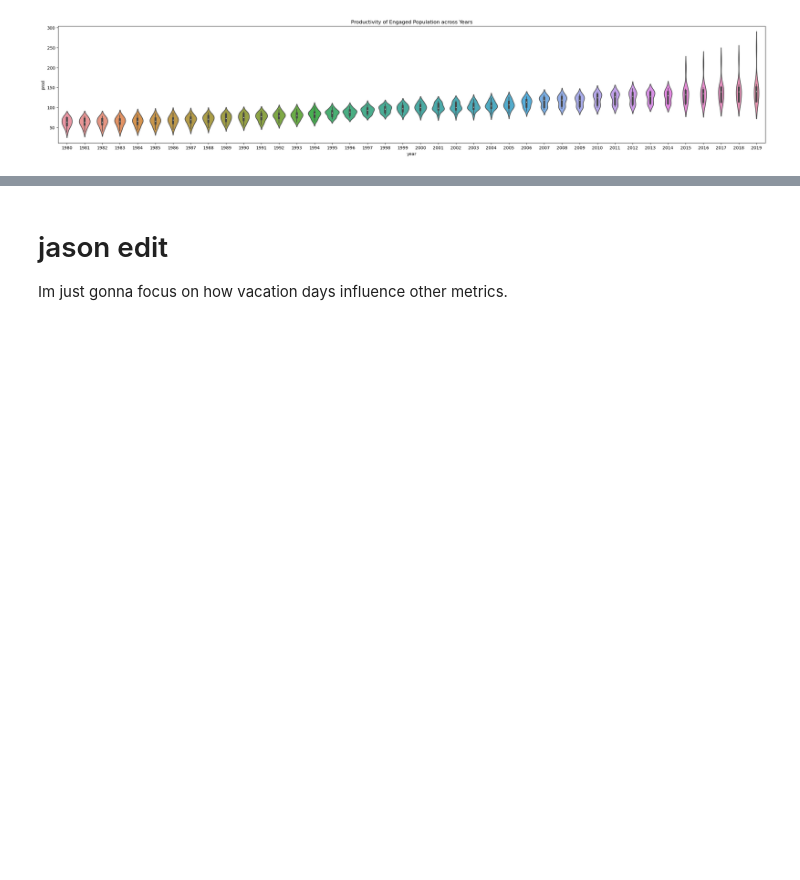
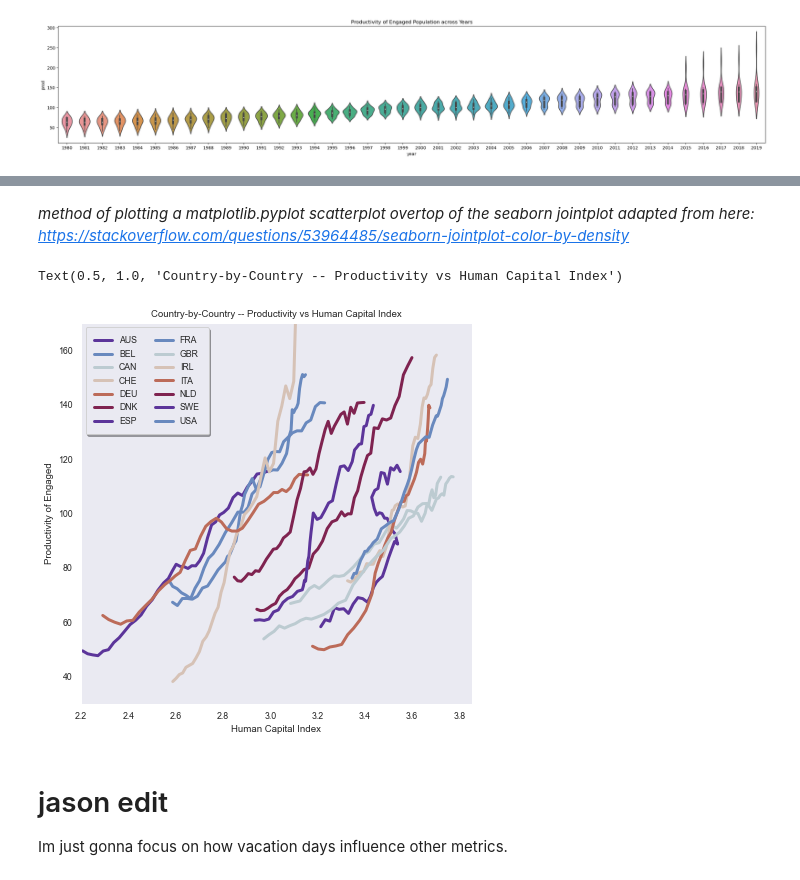
Before and after one commit to ubco-W2022T1-cosc301/project-group17, a Jupyter notebook: notebooks/group_analysis.ipynb, the cells around one changed output, grey strips where cells are left out. Saved outputs shown, nothing was run; the diff lists cells and outputs as text; code cells hidden in the pictures; blank space fills up the shorter version.

```diff
--- a/notebooks/group_analysis.ipynb
+++ b/notebooks/group_analysis.ipynb
@@ -127,3 +87,23 @@ _figure x_, Plotted above on the y-axis is a measure of Productivity, the Expend
+# %% [markdown]
+_method of plotting a matplotlib.pyplot scatterplot overtop of the seaborn jointplot adapted from here: https://stackoverflow.com/questions/53964485/seaborn-jointplot-color-by-density_
+# %%
+lis = all_clean['countrycode'].unique().tolist()
+fig, ax = plt.subplots(figsize=(7,7))
+for i in np.arange(0,len(lis)):
+    all_clean_i = all_clean[all_clean['countrycode'] == lis[i]]
+
+
+    ax.plot(all_clean_i["hc"], all_clean_i["prod"], label=lis[i], linewidth=3)
+ax.set_ylim(30,170)
+ax.set_xlim(2.2)
+ax.set_xlabel('Human Capital Index')
+ax.set_ylabel("Productivity of Engaged")
+ax.grid()
+ax.legend(fancybox=True, framealpha=1, shadow=True, borderpad=1,ncol=2)
+ax.set_title("Country-by-Country -- Productivity vs Human Capital Index")
+# %% [output]
+Text(0.5, 1.0, 'Country-by-Country -- Productivity vs Human Capital Index')
+[figure, added]
 # %% [markdown]
 # jason edit
 Im just gonna focus on how vacation days influence other metrics.
```
Also changed, not shown: parts of 9 cells of this notebook.
